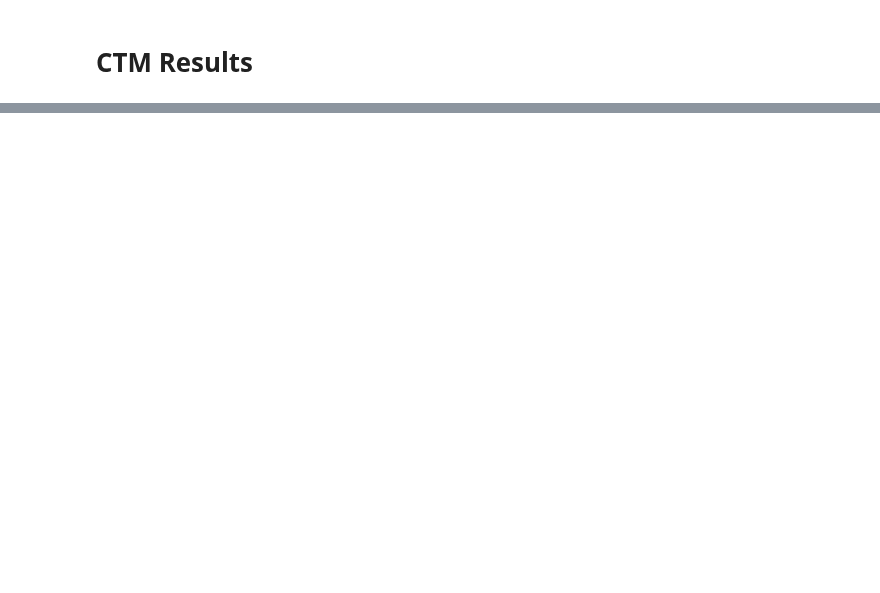
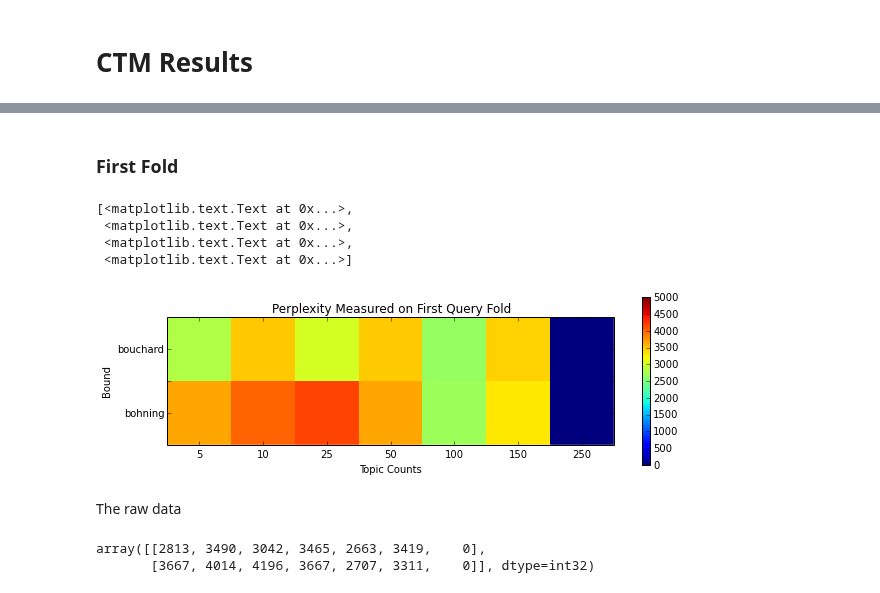
Before and after one commit to budgefeeney/sidetopics, a Jupyter notebook: src/notebooks/Perplexity Comparisons.ipynb, the cells around one changed output, grey strips where cells are left out. Saved outputs shown, nothing was run; the diff lists cells and outputs as text; code cells hidden in the pictures; blank space fills up the shorter version.

Commit message:
Added breakdown of CTM results to perplexity comparisons sheet

```diff
--- a/src/notebooks/Perplexity Comparisons.ipynb
+++ b/src/notebooks/Perplexity Comparisons.ipynb
@@ -11,0 +37,4 @@ There are two bounds used throughout, the Bouchard bound and the Bohning bound.
+# %%
+bounds      = [ 'bouchard', 'bohning' ]
+topicCounts = [ 5, 10, 25, 50, 100, 150, 250 ]
+latentDims  = [ 5, 10, 25, 50, 75, 100       ]
@@ -11,0 +87,3 @@ There are two bounds used throughout, the Bouchard bound and the Bohning bound.
+# %%
+ExpectedFoldCount = 5
+DefaultDataType   = np.float32
@@ -15,0 +147,23 @@ There are two bounds used throughout, the Bouchard bound and the Bohning bound.
+# %%
+# We assume the order is always the same (order refers to the order the data
+# was presented to the cross-val train and test algorithm: we shuffle the
+# data before creating the cross-validated slices)
+with open(authsPath, 'rb') as f:
+    (userLabels, dic, W_auth)  = pkl.load(f)
+    W_auth = W_auth.astype(DefaultDataType)
+
+def reorder_dataset_author(W_auth, userLabels, order):
+    if order.dtype != np.int32:
+        order = order.astype(np.int32)
+
+    W_auth_ro = W[order,:].astype(model[0].dtype)
+    userLabelsRo = [userLabels[o] for o in order]
+
+    return W_auth_ro, userLabelsRo
+# %%
+D_auth,T = W.shape
+X = None
+
+print ("Author-Document dataset\n=======================")
+print ("Document Count: %d\nVocab Size %d\n" % (D_auth,T))
+print ("Active user count: %d\n" % len(userLabels))
@@ -15,0 +237,26 @@ There are two bounds used throughout, the Bouchard bound and the Bohning bound.
+# %% [markdown]
+### First Fold
+# %%
+fig, ax = plt.subplots(figsize=(10,3))
+
+im = ax.imshow(perps1, interpolation="none", vmin=0, vmax=5000)
+
+cb = fig.colorbar(im, ax=ax)
+ax.set_title("Perplexity Measured on First Query Fold")
+ax.set_ylabel('Bound')
+ax.set_xlabel('Topic Counts')
+ax.get_xaxis().set_ticklabels([0] + topicCounts)
+ax.get_yaxis().set_ticklabels(['', bounds[0], '', bounds[1]])
+# %% [output]
+[<matplotlib.text.Text at 0x...>,
+ <matplotlib.text.Text at 0x...>,
+ <matplotlib.text.Text at 0x...>,
+ <matplotlib.text.Text at 0x...>]
+[figure, added]
+# %% [markdown]
+The raw data
+# %%
+perps1.astype(np.int32)
+# %% [output]
+array([[2813, 3490, 3042, 3465, 2663, 3419,    0],
+       [3667, 4014, 4196, 3667, 2707, 3311,    0]], dtype=int32)
```
Also changed, not shown: parts of 21 cells of this notebook.
